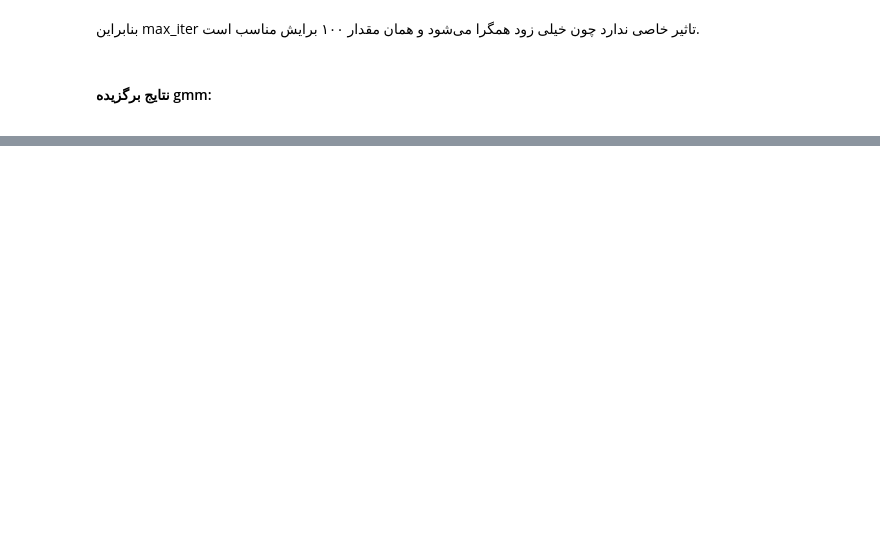
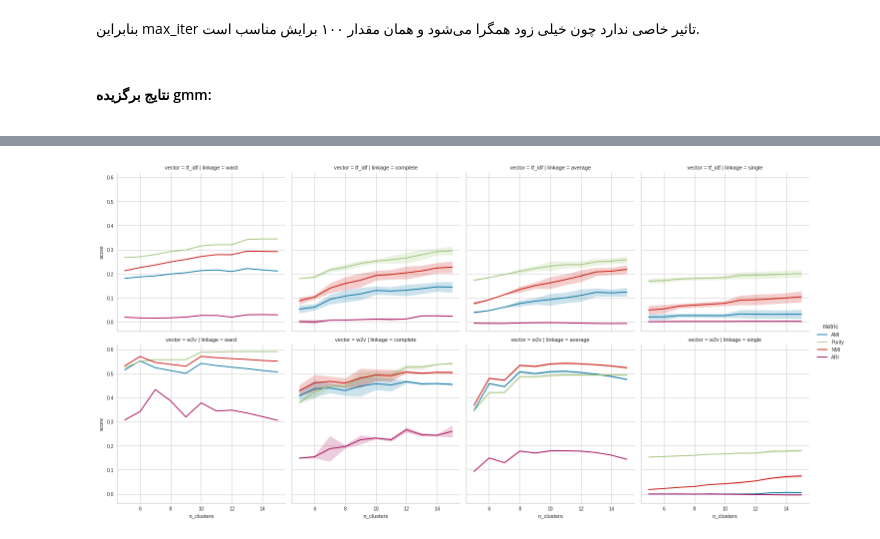
Before and after one commit to hamidreza004/MIR, a Jupyter notebook: reports/phase3/clustering.ipynb, the cells around one changed output, grey strips where cells are left out. Cells and saved outputs as stored; diff of their text form; code cells hidden in the pictures; blank space fills up the shorter version.

```diff
--- a/reports/phase3/clustering.ipynb
+++ b/reports/phase3/clustering.ipynb
@@ -427,0 +398,4 @@ _ = AMI_results_hier.query('vector == "w2v" and metric == "AMI"').sort_values(by
+# %%
+sns.relplot(data=AMI_results_hier, x='n_clusters', y='score', row='vector', col='linkage', hue="metric", kind='line');
+# %% [output]
+[figure, added]
```
Also changed, not shown: parts of 20 cells of this notebook, 5 other files.
